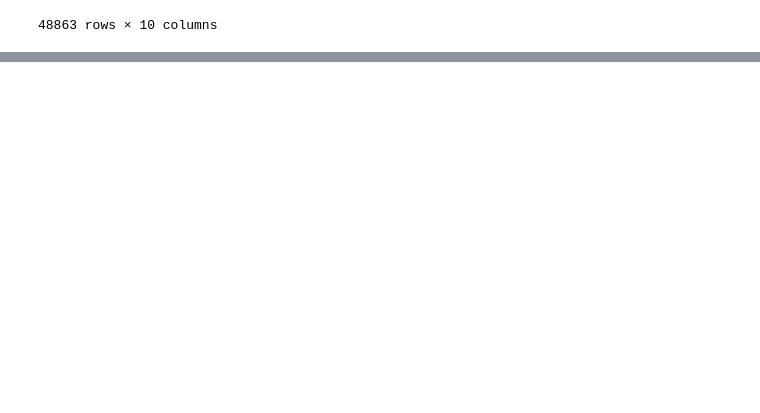
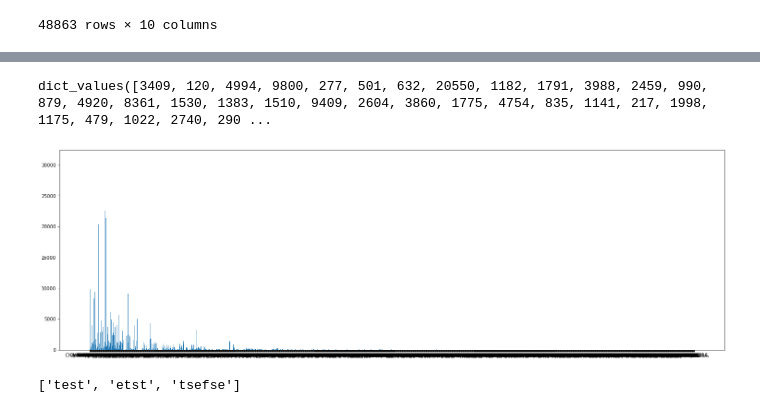
Before and after one commit to leoztl/Steam-dataset, a Jupyter notebook: data_proces.ipynb, the cells around one changed output, grey strips where cells are left out. Cells and saved outputs as stored; diff of their text form; code cells hidden in the pictures; blank space fills up the shorter version.

```diff
--- a/data_proces.ipynb
+++ b/data_proces.ipynb
@@ -110,0 +44,16 @@ Incremental Epic Hero 2
+# %%
+'''
+GOAL: json
+{
+    "nodes": [{"id": "tagname1", "group": 1}],
+    "links": [{"source": "tagname1", "target": "tagname2", "value": co-occurance}]
+}
+'''
+tag_name = {}
+for i,row in dataset_df.iterrows():
+    tags = row["tags"]
+    for tag in tags:
+        if tag not in tag_name:
+            tag_name[tag] = 1
+        else:
+            tag_name[tag] += 1
@@ -110,0 +80,24 @@ Incremental Epic Hero 2
+# %%
+tag_name.values()
+# %% [output]
+dict_values([3409, 120, 4994, 9800, 277, 501, 632, 20550, 1182, 1791, 3988, 2459, 990, 879, 4920, 8361, 1530, 1383, 1510, 9409, 2604, 3860, 1775, 4754, 835, 1141, 217, 1998, 1175, 479, 1022, 2740, 290 ...
+# %%
+import matplotlib.pyplot as plt
+fig = plt.figure(figsize=(20,6))
+ax = fig.add_axes([0,0,1,1])
+langs = tag_name.keys()
+students = tag_name.values()
+ax.bar(langs,students)
+plt.show()
+# %% [output]
+[figure, added]
+# %%
+result = []
+mystring = "test:asd,etst:asdasd,tsefse:asddas"
+ret = mystring.split(",")
+for i in ret:
+    a = i.split(":")
+    result.append(a[0])
+print(result)
+# %% [output]
+['test', 'etst', 'tsefse']
```
Also changed, not shown: parts of 6 cells of this notebook.
